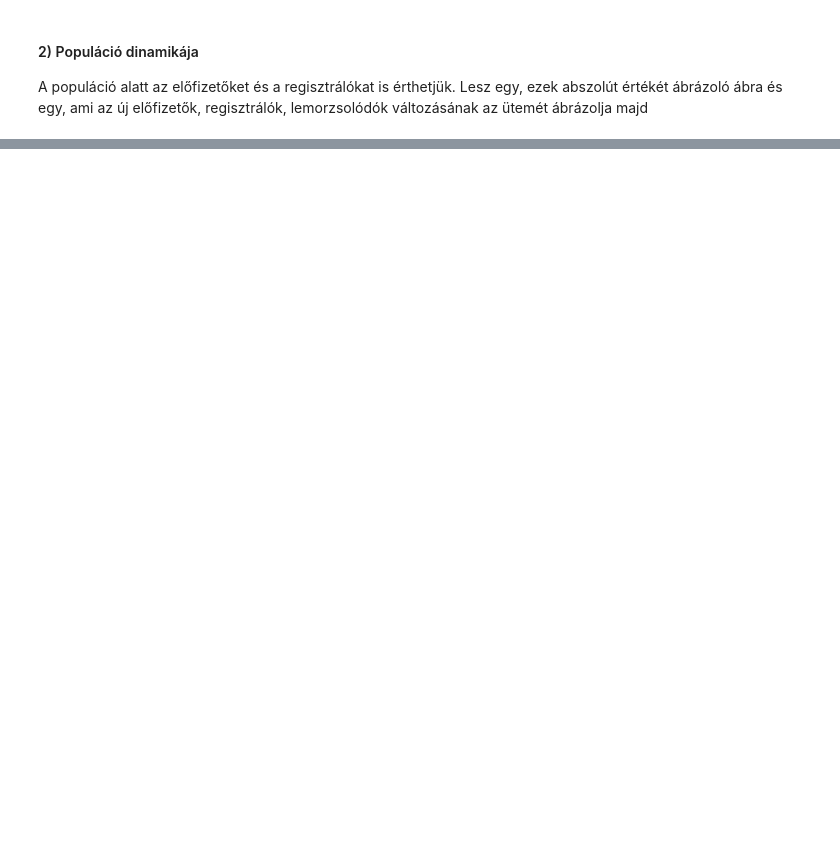
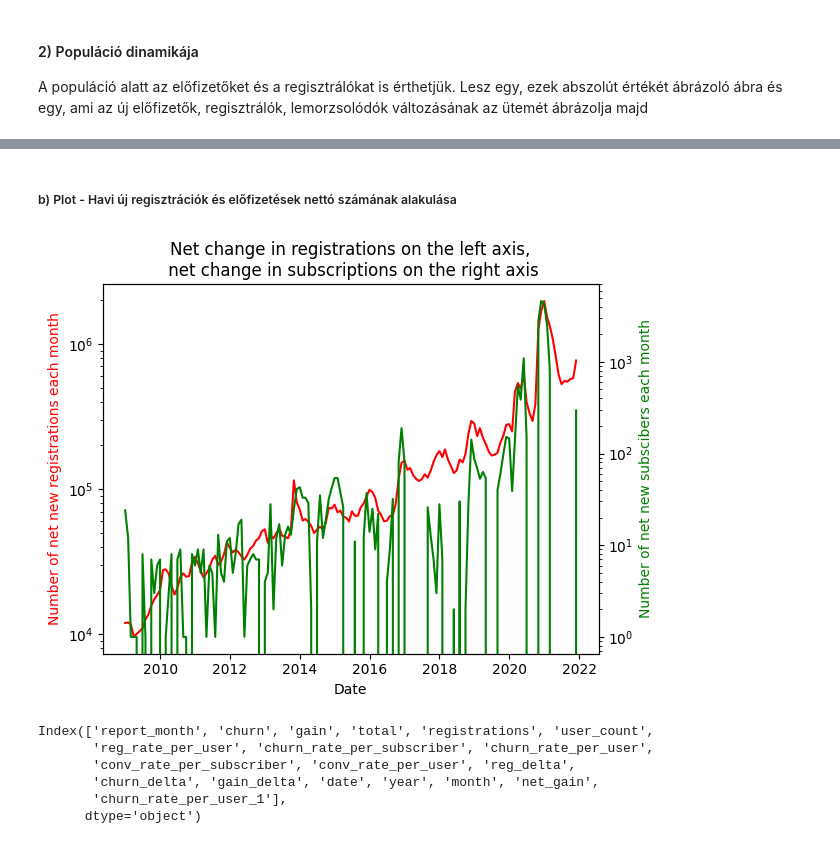
Before and after one commit to DanielBarabas/rajk-ml-course-barab, a Jupyter notebook: homeworks/BD_hw.ipynb, the cells around one changed output, grey strips where cells are left out. Cells and saved outputs as stored; diff of their text form; code cells hidden in the pictures; blank space fills up the shorter version.

```diff
--- a/homeworks/BD_hw.ipynb
+++ b/homeworks/BD_hw.ipynb
@@ -90,0 +99,27 @@ plt.show()
+# %% [markdown]
+##### b) Plot - Havi új regisztrációk és előfizetések nettó számának alakulása
+# %%
+fig, ax1 = plt.subplots()
+ax1.plot(data["date"],data["registrations"],color = "red")
+ax1.set_xlabel("Date")
+ax1.set_ylabel("Number of net new registrations each month",color = "red")
+ax1.yaxis.set_major_formatter(FormatStrFormatter('%1.0f'))
+ax1.set_title("Net change in registrations on the left axis,\n net change in subscriptions on the right axis")
+ax1.set_yscale('log')
+
+ax2 = ax1.twinx()
+ax2.plot(data["date"],data["net_gain"], color = "green")
+ax2.set_ylabel("Number of net new subscibers each month",color = "green")
+ax2.set_yscale('log')
+plt.show()
+# %% [output]
+[figure, added]
+# %%
+data.columns
+# %% [output]
+Index(['report_month', 'churn', 'gain', 'total', 'registrations', 'user_count',
+       'reg_rate_per_user', 'churn_rate_per_subscriber', 'churn_rate_per_user',
+       'conv_rate_per_subscriber', 'conv_rate_per_user', 'reg_delta',
+       'churn_delta', 'gain_delta', 'date', 'year', 'month', 'net_gain',
+       'churn_rate_per_user_1'],
+      dtype='object')
```
Also changed, not shown: parts of 14 cells of this notebook.
